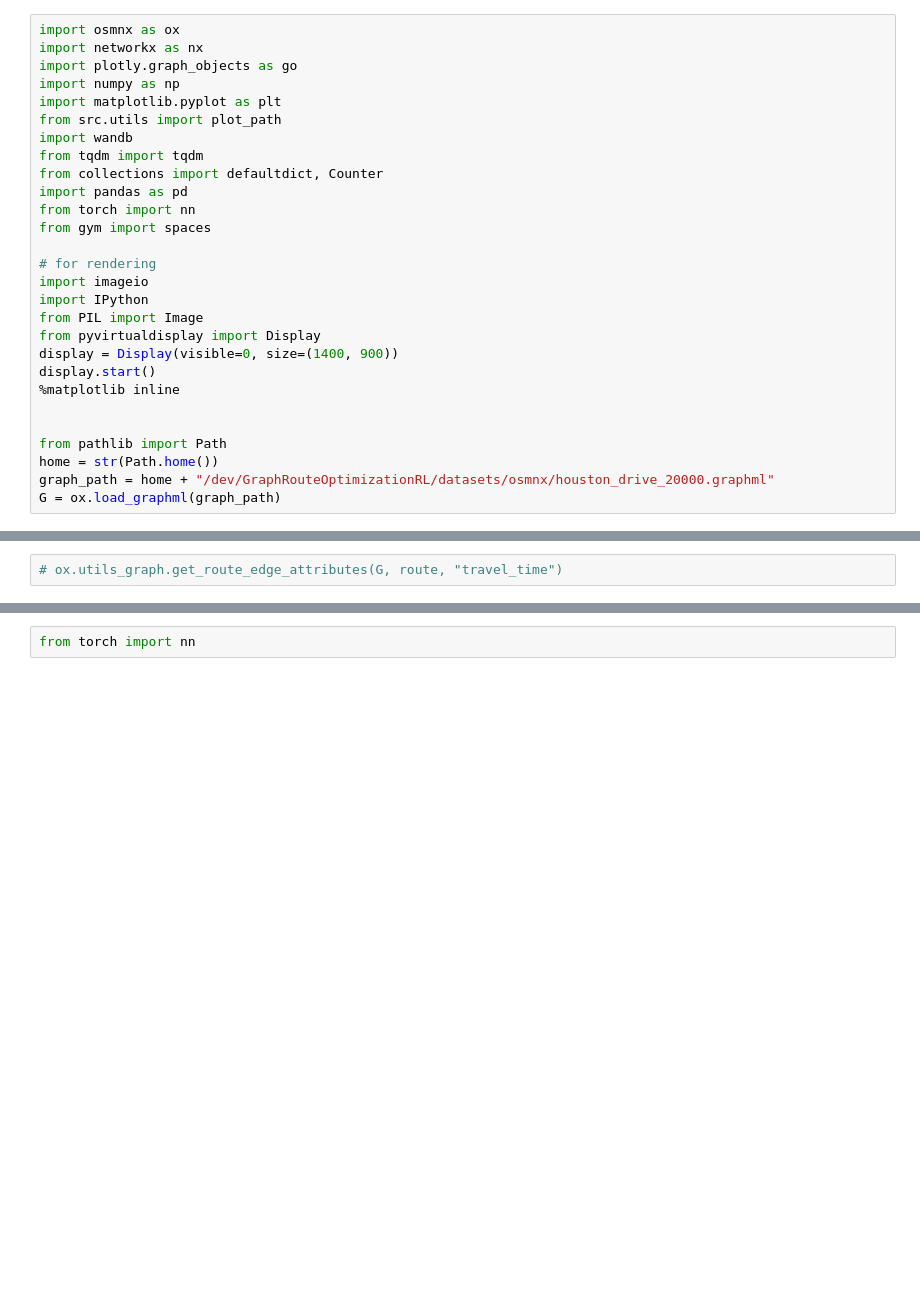
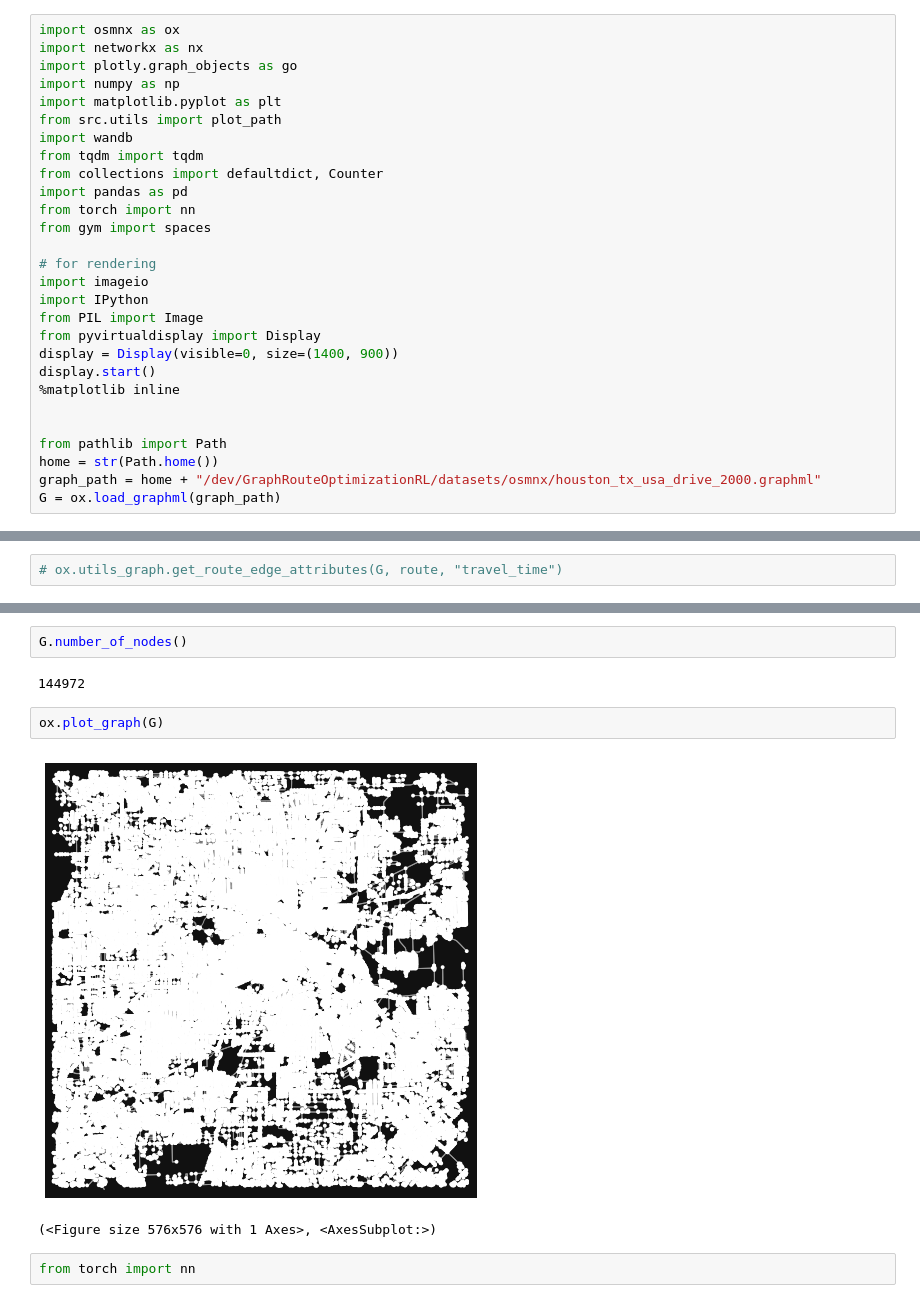
Before and after one commit to dyllanwli/GraphRouteOptimizationRL, a Jupyter notebook: 4_gym_osmnx.ipynb, the cells around one changed output, grey strips where cells are left out. Cells and saved outputs as stored; diff of their text form; blank space fills up the shorter version.

```diff
--- a/4_gym_osmnx.ipynb
+++ b/4_gym_osmnx.ipynb
@@ -24,7 +24,7 @@ display.start()
 
 from pathlib import Path
 home = str(Path.home())
-graph_path = home + "/dev/GraphRouteOptimizationRL/datasets/osmnx/houston_drive_20000.graphml"
+graph_path = home + "/dev/GraphRouteOptimizationRL/datasets/osmnx/houston_tx_usa_drive_2000.graphml"
 G = ox.load_graphml(graph_path)
 # %%
 neighbor = []
@@ -46,3 +50,12 @@ df.head()
+# %%
+G.number_of_nodes()
+# %% [output]
+144972
+# %%
+ox.plot_graph(G)
+# %% [output]
+[figure, added]
+(<Figure size 576x576 with 1 Axes>, <AxesSubplot:>)
 # %%
 from torch import nn
 # %%
```
Also changed, not shown: parts of 3 cells of this notebook, 6 other files.
